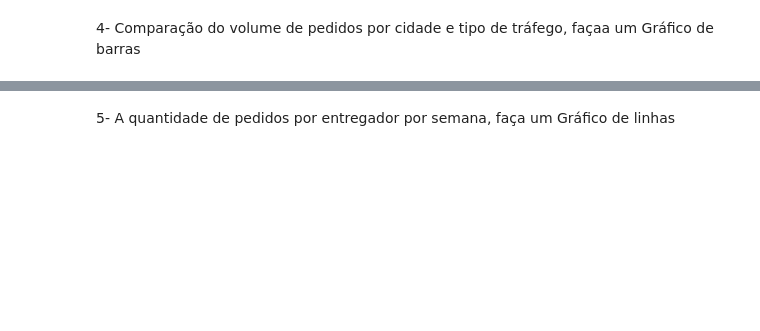
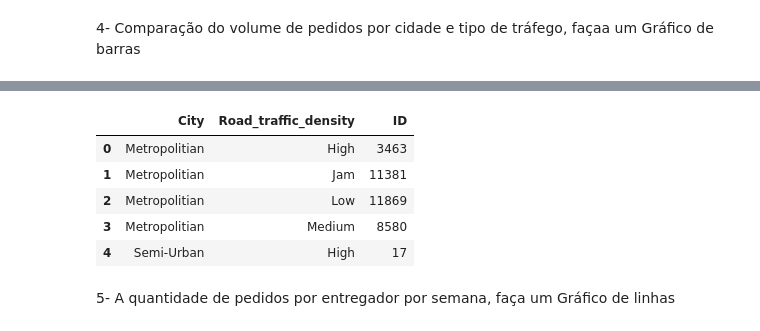
Before and after one commit to Fabiorsi1979/FTC_Analisando_dados, a Jupyter notebook: Gráficos.ipynb, the cells around one changed output, grey strips where cells are left out. Saved outputs shown, nothing was run; the diff lists cells and outputs as text; code cells hidden in the pictures; blank space fills up the shorter version.

```diff
--- a/Gráficos.ipynb
+++ b/Gráficos.ipynb
@@ -120,6 +137,15 @@ df_aux = df.loc[:, ['ID','City','Road_traffic_density']].groupby(['City','Road_t
 px.scatter(df_aux,x='City', y='Road_traffic_density', size='ID', color='City')
 # %% [output]
 [interactive output not drawn]
+# %%
+df_aux.head(5)
+# %% [output]
+|  | City | Road_traffic_density | ID |
+| 0 | Metropolitian | High | 3463 |
+| 1 | Metropolitian | Jam | 11381 |
+| 2 | Metropolitian | Low | 11869 |
+| 3 | Metropolitian | Medium | 8580 |
+| 4 | Semi-Urban | High | 17 |
 # %% [markdown]
 5- A quantidade de pedidos por entregador por semana, faça um Gráfico de linhas
 # %%
```
Also changed, not shown: parts of 4 cells of this notebook.
